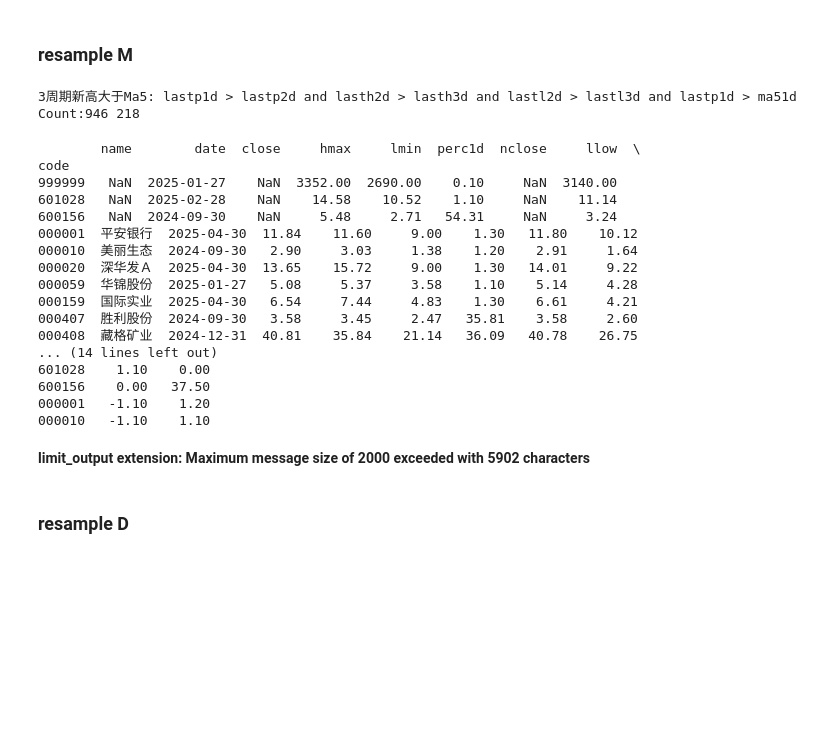
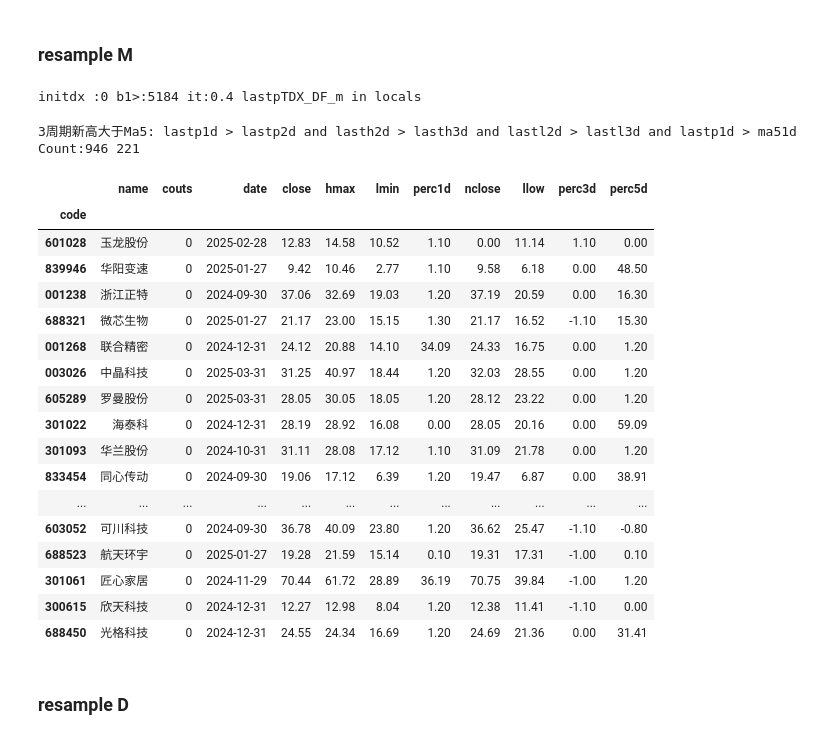
Before and after one commit to johnsonhongyi/pyQuant3, a Jupyter notebook: stock/jupyterAlgo/Quant2023/resample-monitor.ipynb, the cells around one changed output. Saved outputs shown, nothing was run; the diff lists cells and outputs as text; code cells hidden in the pictures; blank space fills up the shorter version.

```diff
--- a/stock/jupyterAlgo/Quant2023/resample-monitor.ipynb
+++ b/stock/jupyterAlgo/Quant2023/resample-monitor.ipynb
@@ -486,35 +499,38 @@ limit_output extension: Maximum message size of 2000 exceeded with 3382 characte
 # %% [markdown]
 ### resample M
 # %%
-h5_m = get_tdx_all_from_h5(resample='m') if h5_m is None else h5_m
-tdx_m = cct.combine_dataFrame(h5_m,sinadm)
+# h5_m = get_tdx_all_from_h5(resample='m') if h5_m is None else h5_m
+h5_m = get_tdx_all_now(resample='m')
+# tdx_m = cct.combine_dataFrame(h5_m,sinadm)
+# %% [output]
+initdx :0 b1>:5184 it:0.4 lastpTDX_DF_m in locals
 # %%
 # tm_code = tdx_m.query('lastp1d > lastp2d and lasth2d > lasth3d and lastp1d > ma51d')
 # tm_code = tdx_m.query('lastp1d > lastp2d and lasth2d > lasth3d and lastl2d > lastl3d and lastp1d > ma51d')
 # tm_code = tdx_m.query('lasth1d > upper1 and lasth2d >upper2 and high >boll and percent > maxp')
-tm_code = tdx_m.query(f'{get_filter(filterIDX)}')
+tm_code = h5_m.query(f'{get_filter(filterIDX)}')
 show_tdx_data(tm_code)
 # %% [output]
 3周期新高大于Ma5: lastp1d > lastp2d and lasth2d > lasth3d and lastl2d > lastl3d and lastp1d > ma51d
-Count:946 218
+Count:946 221
-        name        date  close     hmax     lmin  perc1d  nclose     llow  \
-code
-999999   NaN  2025-01-27    NaN  3352.00  2690.00    0.10     NaN  3140.00
-601028   NaN  2025-02-28    NaN    14.58    10.52    1.10     NaN    11.14
-600156   NaN  2024-09-30    NaN     5.48     2.71   54.31     NaN     3.24
-000001  平安银行  2025-04-30  11.84    11.60     9.00    1.30   11.80    10.12
-000010  美丽生态  2024-09-30   2.90     3.03     1.38    1.20    2.91     1.64
-000020  深华发Ａ  2025-04-30  13.65    15.72     9.00    1.30   14.01     9.22
-000059  华锦股份  2025-01-27   5.08     5.37     3.58    1.10    5.14     4.28
-000159  国际实业  2025-04-30   6.54     7.44     4.83    1.30    6.61     4.21
-000407  胜利股份  2024-09-30   3.58     3.45     2.47   35.81    3.58     2.60
-000408  藏格矿业  2024-12-31  40.81    35.84    21.14   36.09   40.78    26.75
-... (14 lines left out)
-601028    1.10    0.00
-600156    0.00   37.50
-000001   -1.10    1.20
-000010   -1.10    1.10
-limit_output extension: Maximum message size of 2000 exceeded with 5902 characters
+|  | name | couts | date | close | hmax | lmin | perc1d | nclose | llow | perc3d | perc5d |
+| code |  |  |  |  |  |  |  |  |  |  |  |
+| 601028 | 玉龙股份 | 0 | 2025-02-28 | 12.83 | 14.58 | 10.52 | 1.10 | 0.00 | 11.14 | 1.10 | 0.00 |
+| 839946 | 华阳变速 | 0 | 2025-01-27 | 9.42 | 10.46 | 2.77 | 1.10 | 9.58 | 6.18 | 0.00 | 48.50 |
+| 001238 | 浙江正特 | 0 | 2024-09-30 | 37.06 | 32.69 | 19.03 | 1.20 | 37.19 | 20.59 | 0.00 | 16.30 |
+| 688321 | 微芯生物 | 0 | 2025-01-27 | 21.17 | 23.00 | 15.15 | 1.30 | 21.17 | 16.52 | -1.10 | 15.30 |
+| 001268 | 联合精密 | 0 | 2024-12-31 | 24.12 | 20.88 | 14.10 | 34.09 | 24.33 | 16.75 | 0.00 | 1.20 |
+| 003026 | 中晶科技 | 0 | 2025-03-31 | 31.25 | 40.97 | 18.44 | 1.20 | 32.03 | 28.55 | 0.00 | 1.20 |
+| 605289 | 罗曼股份 | 0 | 2025-03-31 | 28.05 | 30.05 | 18.05 | 1.20 | 28.12 | 23.22 | 0.00 | 1.20 |
+| 301022 | 海泰科 | 0 | 2024-12-31 | 28.19 | 28.92 | 16.08 | 0.00 | 28.05 | 20.16 | 0.00 | 59.09 |
+| 301093 | 华兰股份 | 0 | 2024-10-31 | 31.11 | 28.08 | 17.12 | 1.10 | 31.09 | 21.78 | 0.00 | 1.20 |
+| 833454 | 同心传动 | 0 | 2024-09-30 | 19.06 | 17.12 | 6.39 | 1.20 | 19.47 | 6.87 | 0.00 | 38.91 |
+| ... | ... | ... | ... | ... | ... | ... | ... | ... | ... | ... | ... |
+| 603052 | 可川科技 | 0 | 2024-09-30 | 36.78 | 40.09 | 23.80 | 1.20 | 36.62 | 25.47 | -1.10 | -0.80 |
+| 688523 | 航天环宇 | 0 | 2025-01-27 | 19.28 | 21.59 | 15.14 | 0.10 | 19.31 | 17.31 | -1.00 | 0.10 |
+| 301061 | 匠心家居 | 0 | 2024-11-29 | 70.44 | 61.72 | 28.89 | 36.19 | 70.75 | 39.84 | -1.00 | 1.20 |
+| 300615 | 欣天科技 | 0 | 2024-12-31 | 12.27 | 12.98 | 8.04 | 1.20 | 12.38 | 11.41 | -1.10 | 0.00 |
+| 688450 | 光格科技 | 0 | 2024-12-31 | 24.55 | 24.34 | 16.69 | 1.20 | 24.69 | 21.36 | 0.00 | 31.41 |
 # %% [markdown]
 ### resample D
 # %%
```
Also changed, not shown: parts of 21 cells of this notebook, 2 other files.
